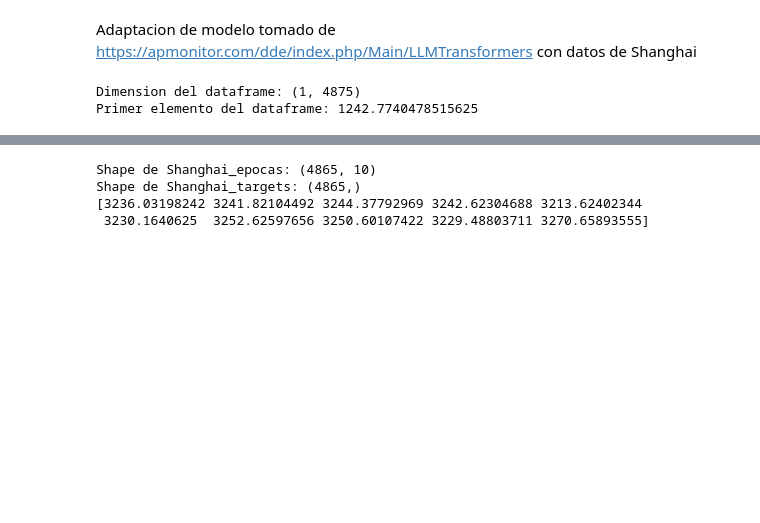
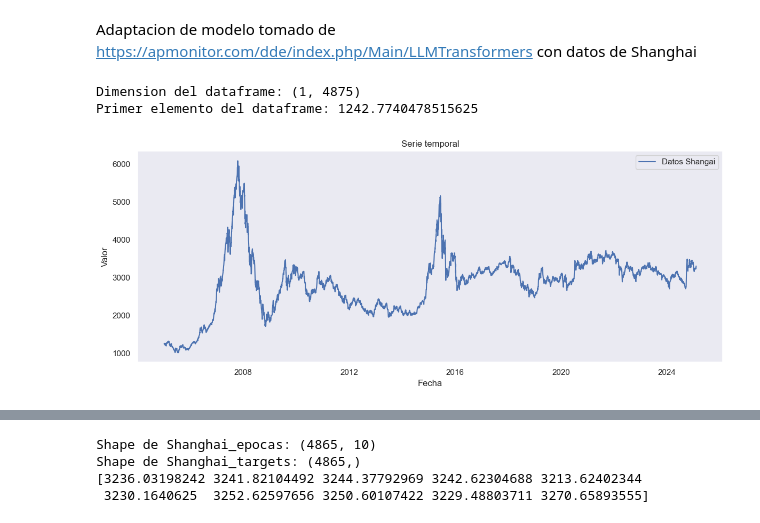
Before and after one commit to RedLakes17/SS-AntonioRojas, a Jupyter notebook: TransformerWebModel.ipynb, the cells around one changed output, grey strips where cells are left out. Cells and saved outputs as stored; diff of their text form; code cells hidden in the pictures; blank space fills up the shorter version.

```diff
--- a/TransformerWebModel.ipynb
+++ b/TransformerWebModel.ipynb
@@ -11,3 +11,20 @@ print('Primer elemento del dataframe:',ShanghaiDat.iloc[0,0])
 # %% [output]
 Dimension del dataframe: (1, 4875)
 Primer elemento del dataframe: 1242.7740478515625
+# %%
+import matplotlib.pyplot as plt
+
+lista_fechas = pd.to_datetime(ShanghaiDat.columns)
+val = ShanghaiDat.iloc[0, :].to_numpy()
+
+plt.figure(figsize=(12, 5))
+plt.plot(lista_fechas, val, label='Datos Shangai')
+plt.title('Serie temporal')
+plt.xlabel('Fecha')
+plt.ylabel('Valor')
+plt.legend()
+plt.grid()
+plt.tight_layout()
+plt.show()
+# %% [output]
+[figure, added]
```
Also changed, not shown: parts of 6 cells of this notebook, 2 other files.
